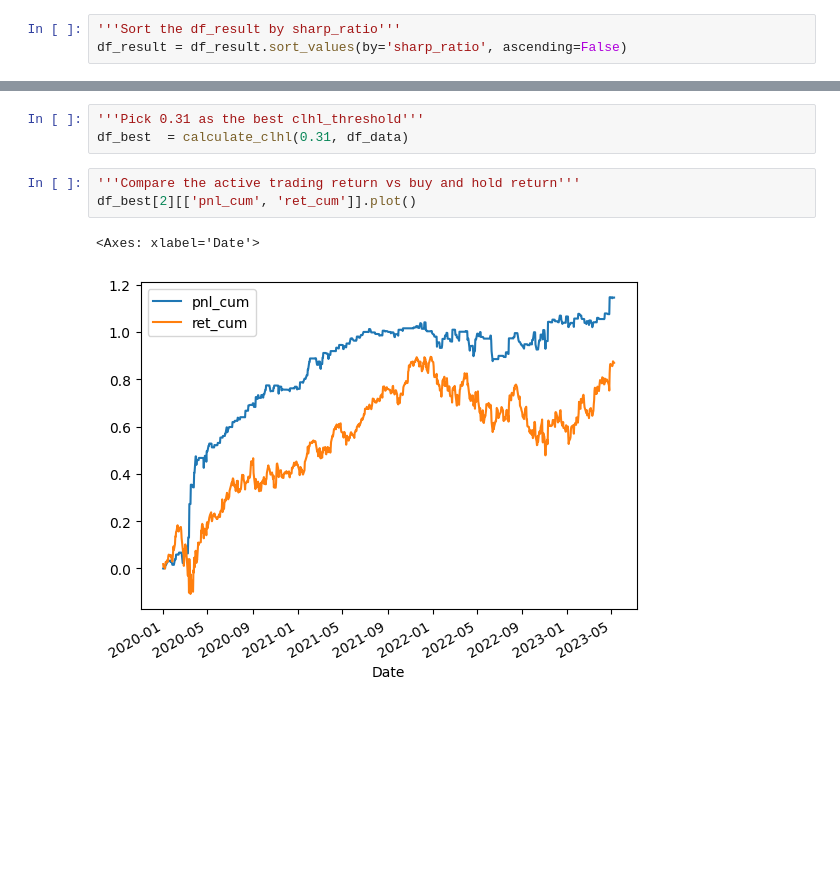
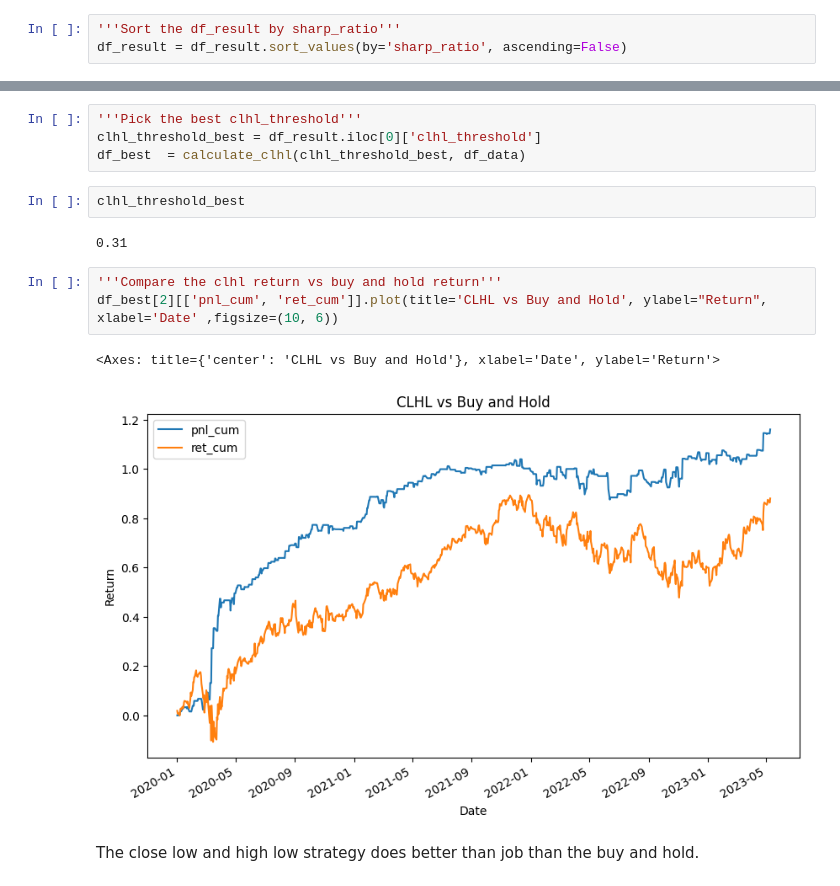
Before and after one commit to zymayday/quantitativeTrading, a Jupyter notebook: close_low_high_low.ipynb, the cells around one changed output, grey strips where cells are left out. Saved outputs shown, nothing was run; the diff lists cells and outputs as text; blank space fills up the shorter version.

```diff
--- a/close_low_high_low.ipynb
+++ b/close_low_high_low.ipynb
@@ -183,10 +183,17 @@ df_result
 99 rows × 3 columns
 # %%
-'''Pick 0.31 as the best clhl_threshold'''
-df_best  = calculate_clhl(0.31, df_data)
+'''Pick the best clhl_threshold'''
+clhl_threshold_best = df_result.iloc[0]['clhl_threshold']
+df_best  = calculate_clhl(clhl_threshold_best, df_data)
+# %%
+clhl_threshold_best
+# %% [output]
+0.31
 # %%
-'''Compare the active trading return vs buy and hold return'''
-df_best[2][['pnl_cum', 'ret_cum']].plot()
+'''Compare the clhl return vs buy and hold return'''
+df_best[2][['pnl_cum', 'ret_cum']].plot(title='CLHL vs Buy and Hold', ylabel="Return", xlabel='Date' ,figsize=(10, 6))
 # %% [output]
-<Axes: xlabel='Date'>
+<Axes: title={'center': 'CLHL vs Buy and Hold'}, xlabel='Date', ylabel='Return'>
-[figure, old version]
+[figure, new version]
+# %% [markdown]
+The close low and high low strategy does better than job than the buy and hold.
```
Also changed, not shown: parts of 10 cells of this notebook, 1 other file.
